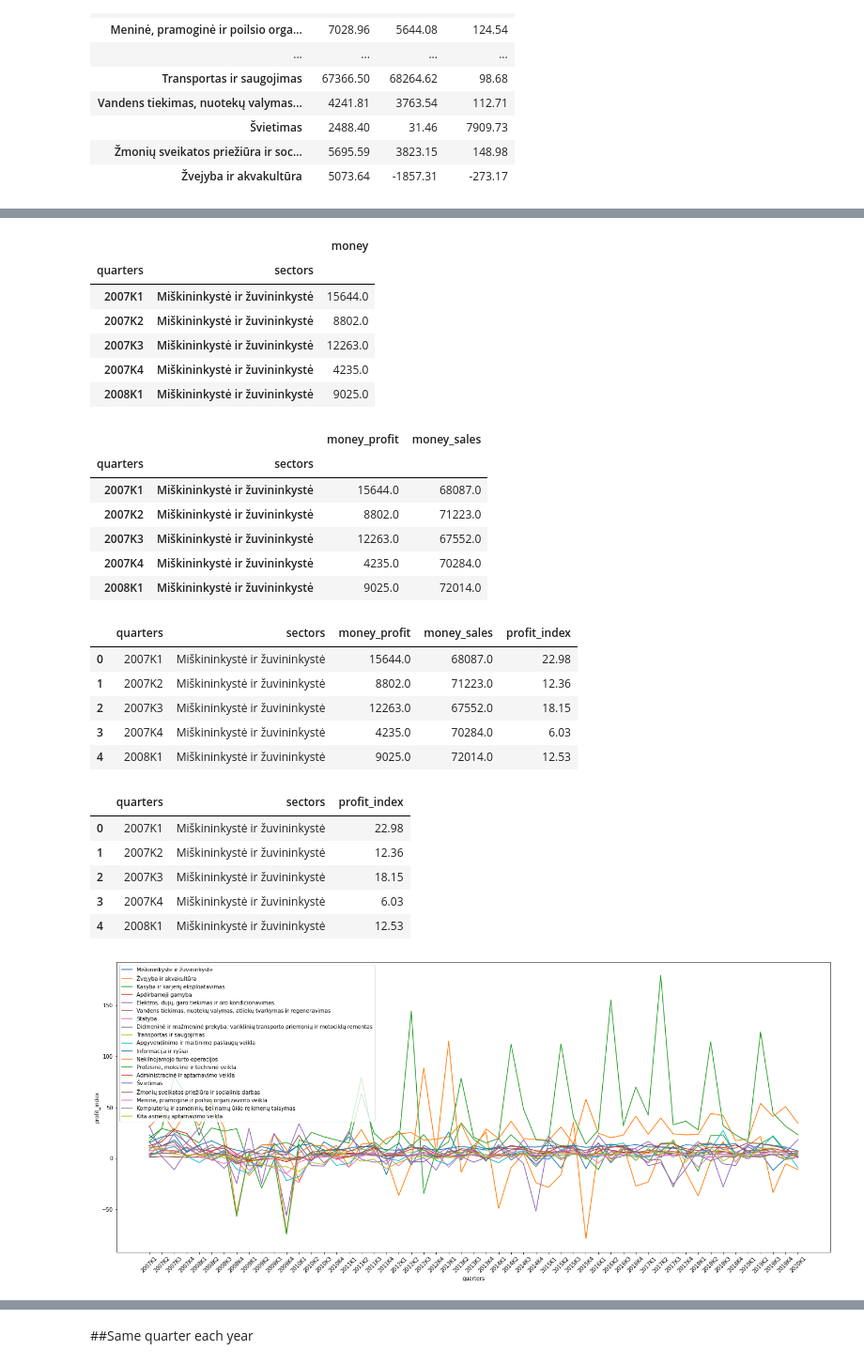
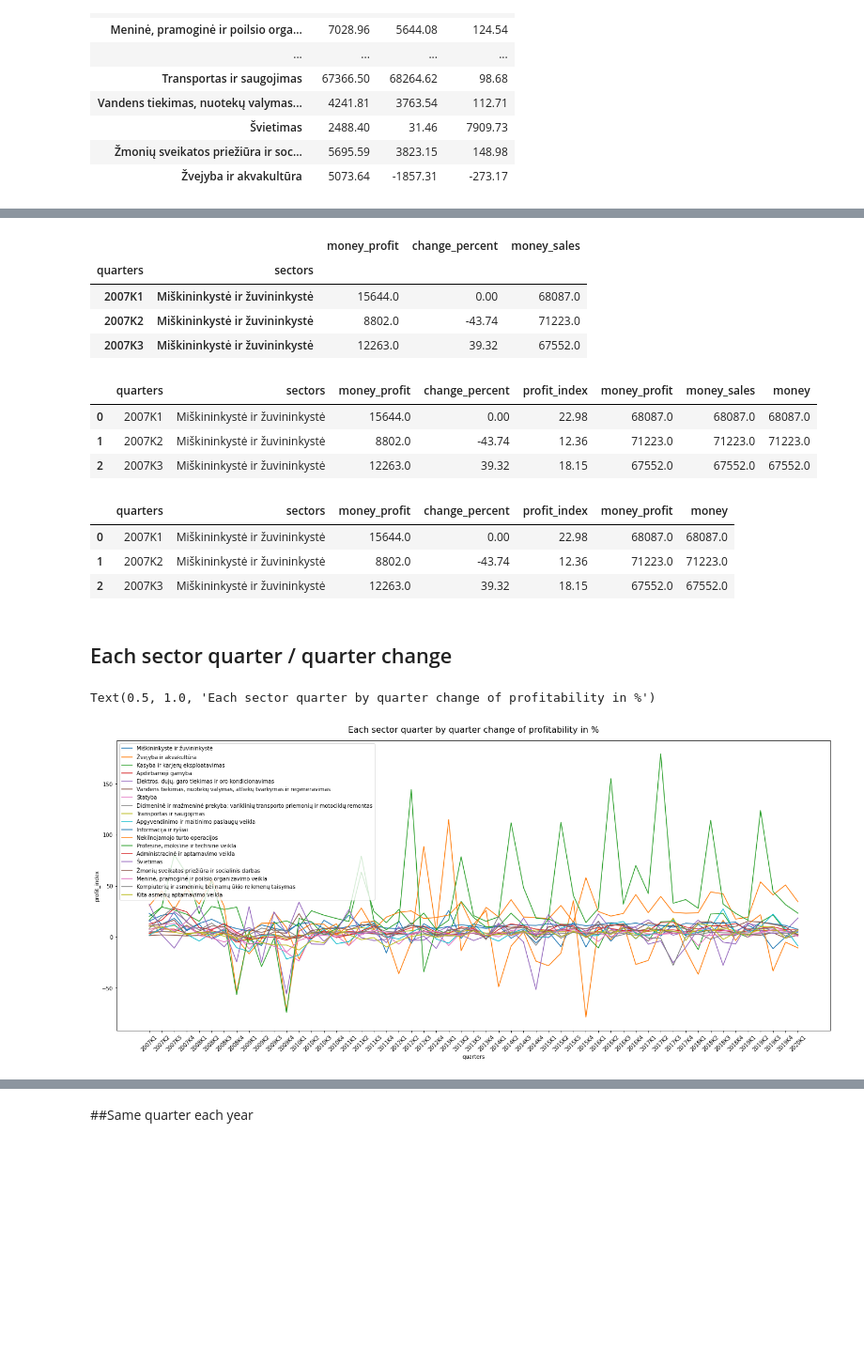
Before and after one commit to Venckus/lt-sectors-analysis, a Jupyter notebook: lt_economy_sectors.ipynb, the cells around one changed output, grey strips where cells are left out. Shown at 94% size. Drawn from its saved outputs; the diff is of its cells as text; code cells hidden in the pictures; blank space fills up the shorter version.

Commit message:
Profit margin and conclusions added

```diff
--- a/lt_economy_sectors.ipynb
+++ b/lt_economy_sectors.ipynb
@@ -322,6 +346,0 @@ Name: change_percent, dtype: float64
-# %%
-plt.subplots(figsize=(24, 10))
-plt.xticks(rotation=45)
-for sector in sectors:
-  sns.lineplot(x=sales_income['quarters'].loc[sales_income['sectors'] == sector],
-               y=sales_income['money'].loc[sales_income['sectors'] == sector], label=sector)
@@ -585,4 +551,0 @@ Name: money, dtype: float64
-# %%
-plt.subplots(figsize=(14, 8))
-for sector in sectors:
-  sns.scatterplot(x='money', y='sectors', data=profit)
@@ -642,6 +575,0 @@ See the caveats in the documentation: https://pandas.pydata.org/pandas-docs/stab
-# %%
-plt.subplots(figsize=(24, 10))
-plt.xticks(rotation=45)
-for sector in sectors:
-  sns.lineplot(x=profit['quarters'].loc[profit['sectors'] == sector],
-               y=profit['change_percent'].loc[profit['sectors'] == sector], label=sector)
@@ -650,8 +576,2 @@ for sector in sectors:
 # %% [markdown]
 ### Each sector quarterly nominal (eur) change
-# %%
-plt.subplots(figsize=(24, 10))
-plt.xticks(rotation=45)
-for sector in sectors:
-  sns.lineplot(x=profit['quarters'].loc[profit['sectors'] == sector],
-               y=profit['money'].loc[profit['sectors'] == sector], label=sector)
@@ -826,52 +804,40 @@ KeyError: ignored
 # %%
-profit_index.head()
-# sales_income.head()
+profit_index.head(3)
 # %% [output]
-|  |  | money |
-| quarters | sectors |  |
-| 2007K1 | Miškininkystė ir žuvininkystė | 15644.0 |
-| 2007K2 | Miškininkystė ir žuvininkystė | 8802.0 |
-| 2007K3 | Miškininkystė ir žuvininkystė | 12263.0 |
-| 2007K4 | Miškininkystė ir žuvininkystė | 4235.0 |
-| 2008K1 | Miškininkystė ir žuvininkystė | 9025.0 |
+|  |  | money_profit | change_percent | money_sales |
+| quarters | sectors |  |  |  |
+| 2007K1 | Miškininkystė ir žuvininkystė | 15644.0 | 0.00 | 68087.0 |
+| 2007K2 | Miškininkystė ir žuvininkystė | 8802.0 | -43.74 | 71223.0 |
+| 2007K3 | Miškininkystė ir žuvininkystė | 12263.0 | 39.32 | 67552.0 |
 # %%
 profit_index = profit_index.join(sales_income['money'], on=['quarters', 'sectors'], how='left', lsuffix='_profit', rsuffix='_sales')
-profit_index.head()
+profit_index.head(3)
 # %% [output]
-|  |  | money_profit | money_sales |
-| quarters | sectors |  |  |
-| 2007K1 | Miškininkystė ir žuvininkystė | 15644.0 | 68087.0 |
-| 2007K2 | Miškininkystė ir žuvininkystė | 8802.0 | 71223.0 |
-| 2007K3 | Miškininkystė ir žuvininkystė | 12263.0 | 67552.0 |
-| 2007K4 | Miškininkystė ir žuvininkystė | 4235.0 | 70284.0 |
-| 2008K1 | Miškininkystė ir žuvininkystė | 9025.0 | 72014.0 |
+|  | quarters | sectors | money_profit | change_percent | profit_index | money_profit | money_sales | money |
+| 0 | 2007K1 | Miškininkystė ir žuvininkystė | 15644.0 | 0.00 | 22.98 | 68087.0 | 68087.0 | 68087.0 |
+| 1 | 2007K2 | Miškininkystė ir žuvininkystė | 8802.0 | -43.74 | 12.36 | 71223.0 | 71223.0 | 71223.0 |
+| 2 | 2007K3 | Miškininkystė ir žuvininkystė | 12263.0 | 39.32 | 18.15 | 67552.0 | 67552.0 | 67552.0 |
 # %%
 profit_index['profit_index'] = ((profit_index['money_profit'] / profit_index['money_sales']) * 100).round(2)
 profit_index = profit_index.reset_index()
-profit_index.head()
+profit_index.head(3)
-# %% [output]
-|  | quarters | sectors | money_profit | money_sales | profit_index |
-| 0 | 2007K1 | Miškininkystė ir žuvininkystė | 15644.0 | 68087.0 | 22.98 |
-| 1 | 2007K2 | Miškininkystė ir žuvininkystė | 8802.0 | 71223.0 | 12.36 |
-| 2 | 2007K3 | Miškininkystė ir žuvininkystė | 12263.0 | 67552.0 | 18.15 |
-| 3 | 2007K4 | Miškininkystė ir žuvininkystė | 4235.0 | 70284.0 | 6.03 |
-| 4 | 2008K1 | Miškininkystė ir žuvininkystė | 9025.0 | 72014.0 | 12.53 |
 # %%
-#profit_index = profit_index.drop(columns=['money_profit', 'money_sales'])
 profit_index = profit_index.drop(columns= 'money_sales')
-profit_index.head()
+profit_index.head(3)
 # %% [output]
-|  | quarters | sectors | profit_index |
-| 0 | 2007K1 | Miškininkystė ir žuvininkystė | 22.98 |
-| 1 | 2007K2 | Miškininkystė ir žuvininkystė | 12.36 |
-| 2 | 2007K3 | Miškininkystė ir žuvininkystė | 18.15 |
-| 3 | 2007K4 | Miškininkystė ir žuvininkystė | 6.03 |
-| 4 | 2008K1 | Miškininkystė ir žuvininkystė | 12.53 |
+|  | quarters | sectors | money_profit | change_percent | profit_index | money_profit | money |
+| 0 | 2007K1 | Miškininkystė ir žuvininkystė | 15644.0 | 0.00 | 22.98 | 68087.0 | 68087.0 |
+| 1 | 2007K2 | Miškininkystė ir žuvininkystė | 8802.0 | -43.74 | 12.36 | 71223.0 | 71223.0 |
+| 2 | 2007K3 | Miškininkystė ir žuvininkystė | 12263.0 | 39.32 | 18.15 | 67552.0 | 67552.0 |
+# %% [markdown]
+## Each sector quarter / quarter change
 # %%
 plt.subplots(figsize=(24, 10))
 plt.xticks(rotation=45)
 for sector in sectors:
   sns.lineplot(x=profit_index['quarters'].loc[profit_index['sectors'] == sector],
                y=profit_index['profit_index'].loc[profit_index['sectors'] == sector], label=sector)
+plt.title('Each sector quarter by quarter change of profitability in %', fontdict={'fontsize': 16}, pad=15.5)
 # %% [output]
+Text(0.5, 1.0, 'Each sector quarter by quarter change of profitability in %')
-[figure, old version]
+[figure, new version]
```
Also changed, not shown: parts of 109 cells of this notebook.
